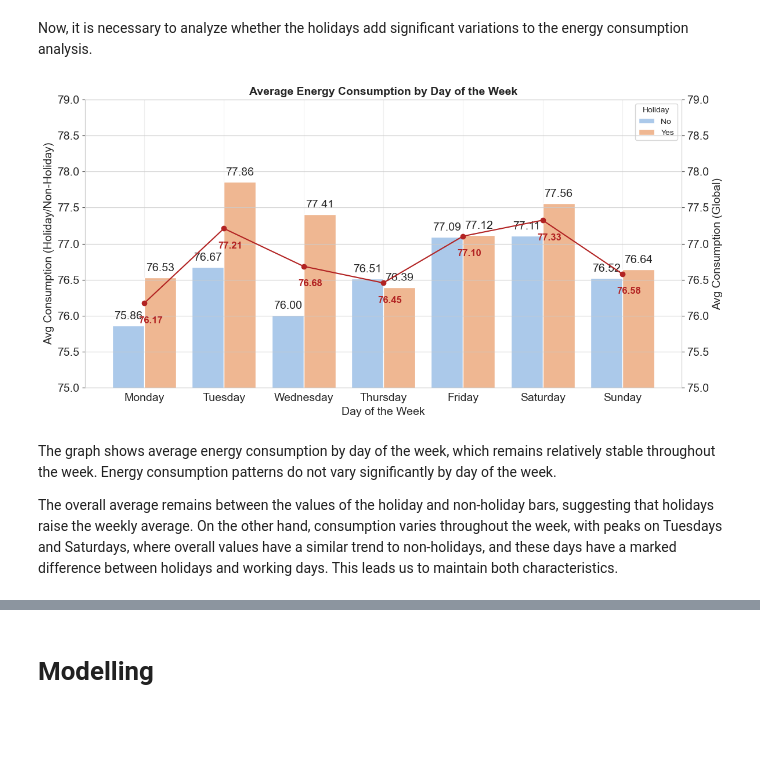
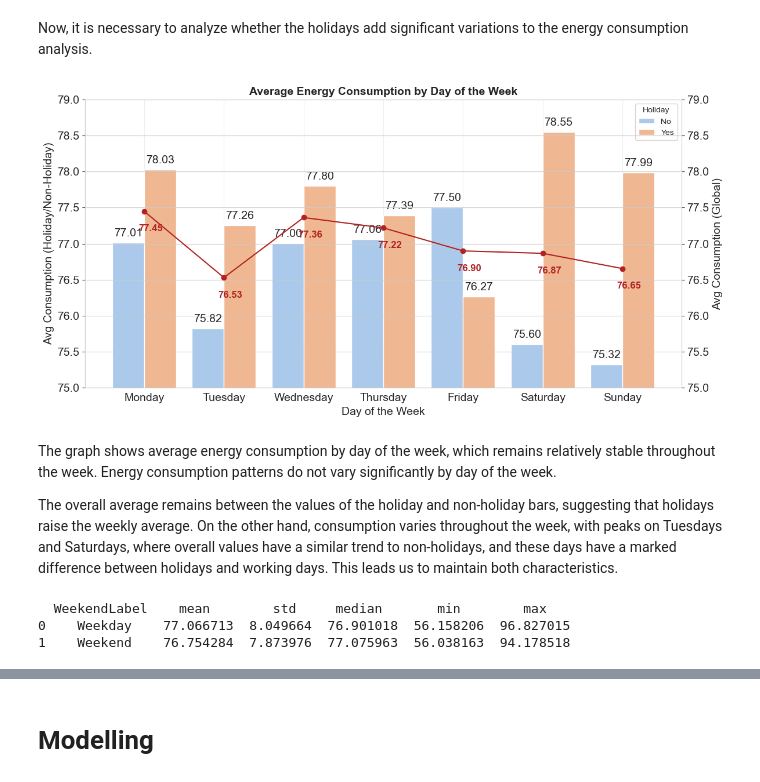
Before and after one commit to CatalinaNTU/EnergyConsumption, a Jupyter notebook: EnergyConsumption.ipynb, the cells around one changed output, grey strips where cells are left out. Cells and saved outputs as stored; diff of their text form; code cells hidden in the pictures; blank space fills up the shorter version.

```diff
--- a/EnergyConsumption.ipynb
+++ b/EnergyConsumption.ipynb
@@ -593,8 +598,8 @@ def get_time_period(hour):
     else:
         return 'Night'
 
-df['TimePeriod'] = df['Hour'].apply(get_time_period)
-period_stats = df.groupby('TimePeriod')['EnergyConsumption'].agg(['mean', 'std']).reset_index()
-print("Consumo promedio por período del día:")
+data_clean['TimePeriod'] = data_clean['Hour'].apply(get_time_period)
+period_stats = data_clean.groupby('TimePeriod')['EnergyConsumption'].agg(['mean', 'std']).reset_index()
+print("Average consumption per day period:")
 print(period_stats)
 # %% [output]
@@ -651,52 +656,54 @@ df
 # %% [markdown]
 Now, it is necessary to analyze whether the holidays add significant variations to the energy consumption analysis.
 # %%
-if df['Holiday'].dtype == 'O':  # object/string
-    df['HolidayLabel'] = df['Holiday']
-else:
-    df['HolidayLabel'] = df['Holiday'].map({0: 'No', 1: 'Yes'})
+dow_map = {1: 'Monday', 2: 'Tuesday', 3: 'Wednesday', 4: 'Thursday',
+           5: 'Friday', 6: 'Saturday', 7: 'Sunday'}
 
-holiday_avg = df.groupby(['DayOfWeek', 'HolidayLabel'])['EnergyConsumption'].mean().reset_index()
+data_clean['DayOfWeekLabel'] = data_clean['DayOfWeek'].map(dow_map)
+data_clean['HolidayLabel'] = data_clean['Holiday'].map({0: 'No', 1: 'Yes'})
 
 week_order = ['Monday', 'Tuesday', 'Wednesday', 'Thursday', 'Friday', 'Saturday', 'Sunday']
-holiday_avg['DayOfWeek'] = pd.Categorical(holiday_avg['DayOfWeek'], categories=week_order, ordered=True)
-holiday_avg = holiday_avg.sort_values('DayOfWeek')
 
+holiday_avg = data_clean.groupby(['DayOfWeekLabel', 'HolidayLabel'])['EnergyConsumption'].mean().reset_index()
+holiday_avg['DayOfWeekLabel'] = pd.Categorical(holiday_avg['DayOfWeekLabel'], categories=week_order, ordered=True)
+holiday_avg = holiday_avg.sort_values('DayOfWeekLabel')
+
+daily_avg_consumption = data_clean.groupby('DayOfWeekLabel')['EnergyConsumption'].mean().reset_index()
+daily_avg_consumption['DayOfWeekLabel'] = pd.Categorical(daily_avg_consumption['DayOfWeekLabel'], categories=week_order, ordered=True)
+daily_avg_consumption = daily_avg_consumption.sort_values('DayOfWeekLabel')
 
 fig, ax1 = plt.subplots(figsize=(12, 6))
 sns.set_style("whitegrid")
 
 # Holiday vs Non-Holiday
-sns.barplot(data=holiday_avg, x='DayOfWeek', y='EnergyConsumption', hue='HolidayLabel', palette='pastel', ax=ax1)
+sns.barplot(data=holiday_avg, x='DayOfWeekLabel', y='EnergyConsumption', hue='HolidayLabel', palette='pastel', ax=ax1)
 for container in ax1.containers:
     ax1.bar_label(container, labels=[f'{v:.2f}' for v in container.datavalues], padding=5, fontsize=14)
 
 ax1.set_xlabel('Day of the Week', fontsize=14)
 ax1.set_ylabel('Avg Consumption (Holiday/Non-Holiday)', fontsize=14)
 ax1.set_title('Average Energy Consumption by Day of the Week', fontsize=14, fontweight='bold')
 ax1.grid(True, alpha=0.3)
 ax1.tick_params(axis='x', labelsize=14)
 ax1.tick_params(axis='y', labelsize=14)
 ax1.legend(title='Holiday')
 ax1.set_ylim(75, 79)
 
 ax2 = ax1.twinx()
-ax2.plot(daily_avg_consumption['DayOfWeek'], daily_avg_consumption['EnergyConsumption'],
+ax2.plot(daily_avg_consumption['DayOfWeekLabel'], daily_avg_consumption['EnergyConsumption'],
     marker='o', color='firebrick', label='Global Mean')
 for x, y in zip(range(7), daily_avg_consumption['EnergyConsumption']):
     ax2.annotate(f"{y:.2f}", (x, y), textcoords="offset points", xytext=(8,-27), ha='center',
     va='bottom', fontsize=12, fontweight='bold', color='firebrick')
 
 ax2.set_ylabel('Avg Consumption (Global)', fontsize=14)
 ax2.tick_params(axis='y', labelsize=14)
 ax2.set_ylim(75, 79)
 
 plt.tight_layout()
 plt.show()
-
-df = df.drop('HolidayLabel', axis=1)
 # %% [output]
-[figure, old version]
+[figure, new version]
 # %% [markdown]
 The graph shows average energy consumption by day of the week, which remains relatively stable throughout the week. Energy consumption patterns do not vary significantly by day of the week.
 
@@ -727,0 +711,9 @@
+# %%
+# Create a new column for Weekday/Weekend
+data_clean['WeekendLabel'] = data_clean['DayOfWeek'].apply(lambda x: 'Weekend' if x >= 6 else 'Weekday')
+weekend_stats = data_clean.groupby('WeekendLabel')['EnergyConsumption'].agg(['mean', 'std', 'median', 'min', 'max']).reset_index()
+print(weekend_stats)
+# %% [output]
+  WeekendLabel    mean        std     median       min        max
+0    Weekday    77.066713  8.049664  76.901018  56.158206  96.827015
+1    Weekend    76.754284  7.873976  77.075963  56.038163  94.178518
```
Also changed, not shown: parts of 41 cells of this notebook.
